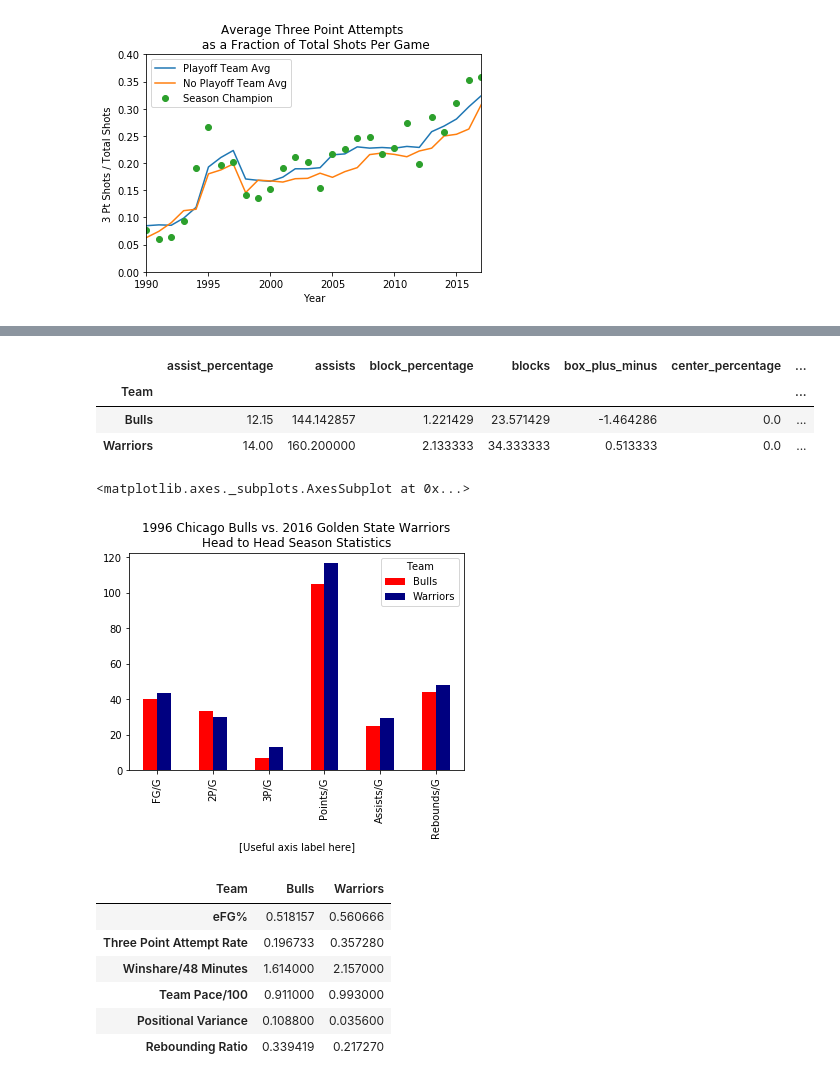
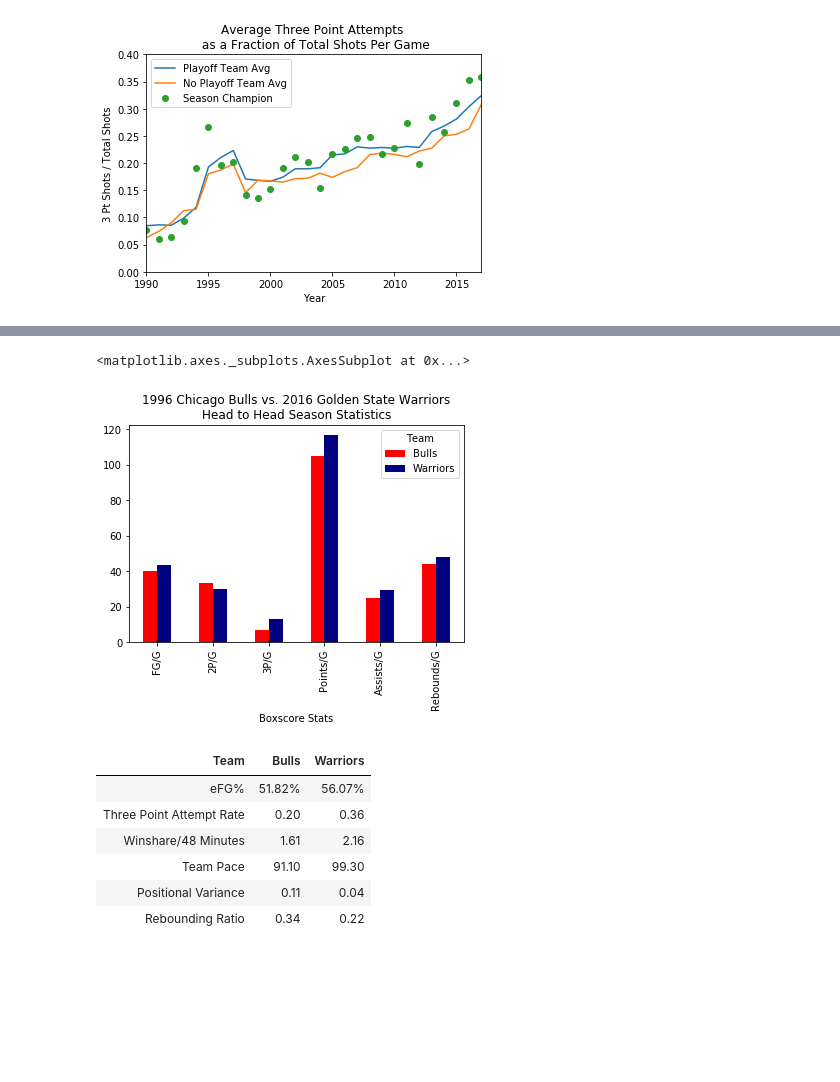
Before and after one commit to chanafin/threepointproject, a Jupyter notebook: PROJECT 1/thelastdance.ipynb, the cells around one changed output, grey strips where cells are left out. Saved outputs shown, nothing was run; the diff lists cells and outputs as text; code cells hidden in the pictures; blank space fills up the shorter version.

```diff
--- a/PROJECT 1/thelastdance.ipynb
+++ b/PROJECT 1/thelastdance.ipynb
@@ -325,68 +300,56 @@ GOAT.head()
 # %%
 comp_sum = GOAT.groupby('Team').sum()
 comp_avg = GOAT.groupby('Team').mean()
-comp_avg
-# %% [output]
-|  | assist_percentage | assists | block_percentage | blocks | box_plus_minus | center_percentage | ... |
-| Team |  |  |  |  |  |  | ... |
-| Bulls | 12.15 | 144.142857 | 1.221429 | 23.571429 | -1.464286 | 0.0 | ... |
-| Warriors | 14.00 | 160.200000 | 2.133333 | 34.333333 | 0.513333 | 0.0 | ... |
 # %%
 #box_score_graph
-#team_record = ?
 fg_per_game = comp_sum['field_goals'] / 82
 twos_per_game = comp_sum['two_pointers'] / 82
 threes_per_game = comp_sum['three_pointers'] / 82
 points_per_game = comp_sum['points'] / 82
 assists_per_game = comp_sum['assists'] / 82
 rebounds_per_game = comp_sum['total_rebounds'] / 82
-
-
 boxscore = {'FG/G' : fg_per_game, '2P/G' : twos_per_game, '3P/G' :
          threes_per_game, 'Points/G' : points_per_game, 'Assists/G' : assists_per_game, 'Rebounds/G' : rebounds_per_game, }
-
 boxscore = pd.DataFrame(boxscore)
-#box_plot = boxscore.plot(kind = 'barh')
 boxscore_transpose = boxscore.transpose().reset_index().set_index('index')
 boxscore_transpose = boxscore_transpose.plot(kind = 'bar', color = ['r','navy'])
-plt.xlabel('[Useful axis label here]')
+plt.xlabel('Boxscore Stats')
 plt.title('1996 Chicago Bulls vs. 2016 Golden State Warriors\nHead to Head Season Statistics')
-
 boxscore['FG/G'] = boxscore['FG/G'].map("{:.2f}".format)
 boxscore['2P/G'] = boxscore['2P/G'].map("{:.2f}".format)
 boxscore['3P/G'] = boxscore['3P/G'].map("{:.2f}".format)
 boxscore['Points/G'] = boxscore['Points/G'].map("{:.1f}".format)
 boxscore['Assists/G'] = boxscore['Assists/G'].map("{:.2f}".format)
 boxscore['Rebounds/G'] = boxscore['Rebounds/G'].map("{:.2f}".format)
 boxscore_transpose
 # %% [output]
 <matplotlib.axes._subplots.AxesSubplot at 0x...>
-[figure, old version]
+[figure, new version]
 # %%
 #analytic_graph
-#
 efg = (comp_sum['two_pointers'] + (comp_sum['three_pointers'] * 1.5)) / comp_sum['field_goal_attempts']
 ws_48 = comp_sum['win_shares_per_48_minutes']
 threeAR = comp_sum['three_point_attempts'] / comp_sum['field_goal_attempts']
 pace = comp_avg['Team Pace']
 tpVAR = [0.1088, 0.0356]
 reb_ratio = comp_sum['offensive_rebounds']/comp_sum['total_rebounds']
-
-
 analytic = {'eFG%' : efg, 'Three Point Attempt Rate' : threeAR,
-            'Winshare/48 Minutes' : ws_48, 'Team Pace/100' : pace/100, 'Positional Variance': tpVAR, 'Rebounding Ratio' : reb_ratio}
+            'Winshare/48 Minutes' : ws_48, 'Team Pace' : pace, 'Positional Variance': tpVAR, 'Rebounding Ratio' : reb_ratio}
 analytic = pd.DataFrame(analytic)
 analytic
-#analytic.plot(kind = 'barh', figsize = (14,7))
-#plt.legend(loc= 'best')
+
+analytic['eFG%'] = analytic['eFG%'].map("{:.2%}".format)
+analytic['Three Point Attempt Rate'] = analytic['Three Point Attempt Rate'].map("{:.2f}".format)
+analytic['Winshare/48 Minutes'] = analytic['Winshare/48 Minutes'].map("{:.2f}".format)
+analytic['Team Pace'] = analytic['Team Pace'].map("{:.2f}".format)
+analytic['Positional Variance'] = analytic['Positional Variance'].map("{:.2f}".format)
+analytic['Rebounding Ratio'] = analytic['Rebounding Ratio'].map("{:.2f}".format)
 analytic.transpose()
-#analytic_transpose = analytic.transpose().reset_index().set_index('index')
-#analytic_transpose = analytic_transpose.plot(kind = 'barh', color = ['r','navy'])
 # %% [output]
 | Team | Bulls | Warriors |
-| eFG% | 0.518157 | 0.560666 |
-| Three Point Attempt Rate | 0.196733 | 0.357280 |
-| Winshare/48 Minutes | 1.614000 | 2.157000 |
-| Team Pace/100 | 0.911000 | 0.993000 |
-| Positional Variance | 0.108800 | 0.035600 |
-| Rebounding Ratio | 0.339419 | 0.217270 |
+| eFG% | 51.82% | 56.07% |
+| Three Point Attempt Rate | 0.20 | 0.36 |
+| Winshare/48 Minutes | 1.61 | 2.16 |
+| Team Pace | 91.10 | 99.30 |
+| Positional Variance | 0.11 | 0.04 |
+| Rebounding Ratio | 0.34 | 0.22 |
```
Also changed, not shown: parts of 8 cells of this notebook.
